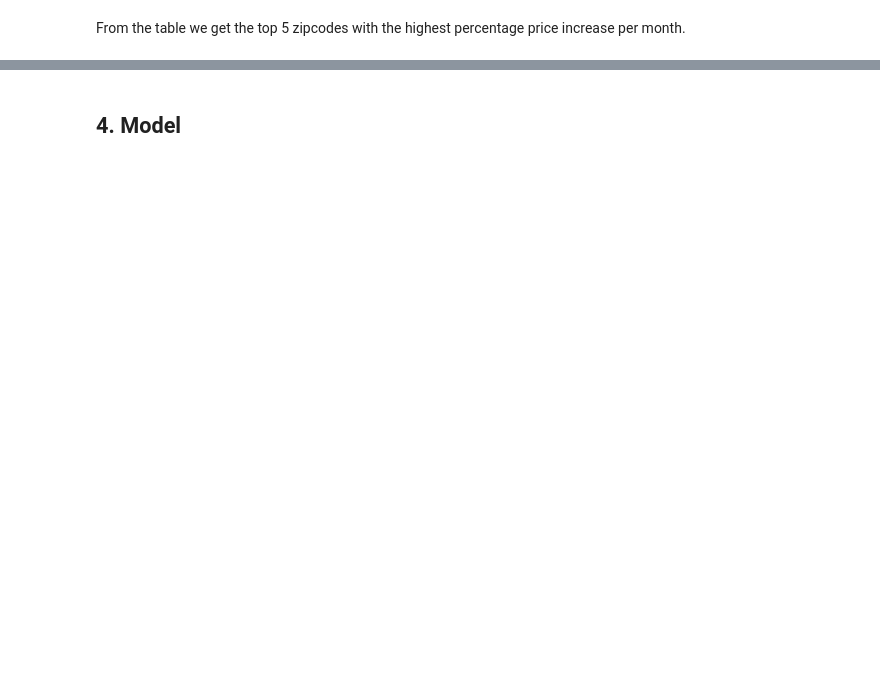
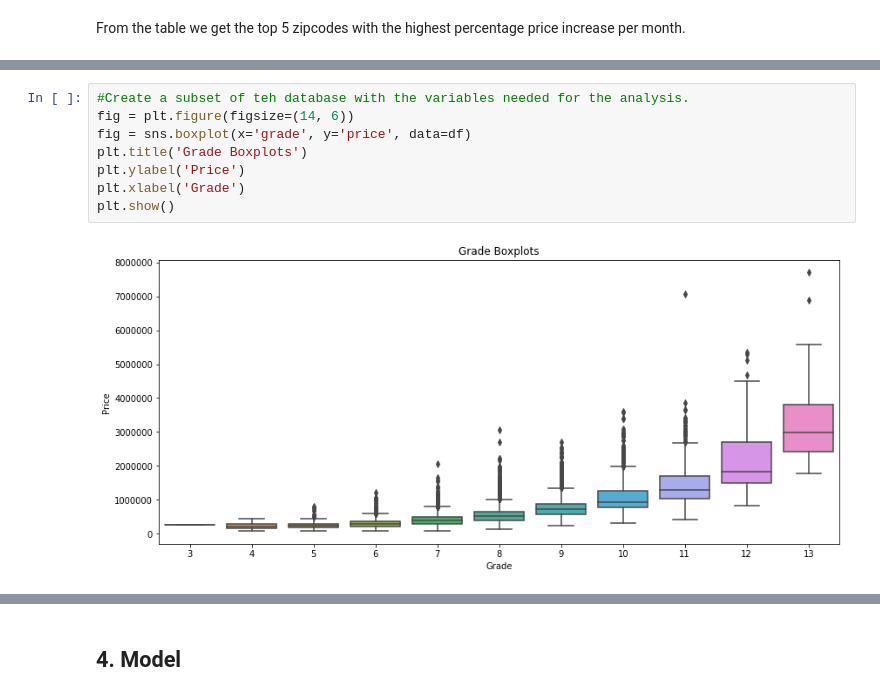
Before and after one commit to feraguilari/dsc-1-final-project-online-ds-pt-021119, a Jupyter notebook: student.ipynb, the cells around one changed output, grey strips where cells are left out. Drawn from its saved outputs; the diff is of its cells as text; blank space fills up the shorter version.

```diff
--- a/student.ipynb
+++ b/student.ipynb
@@ -525,0 +461,10 @@ df_livlotr.plot()
+# %%
+#Create a subset of teh database with the variables needed for the analysis.
+fig = plt.figure(figsize=(14, 6))
+fig = sns.boxplot(x='grade', y='price', data=df)
+plt.title('Grade Boxplots')
+plt.ylabel('Price')
+plt.xlabel('Grade')
+plt.show()
+# %% [output]
+[figure, added]
```
Also changed, not shown: parts of 14 cells of this notebook.
